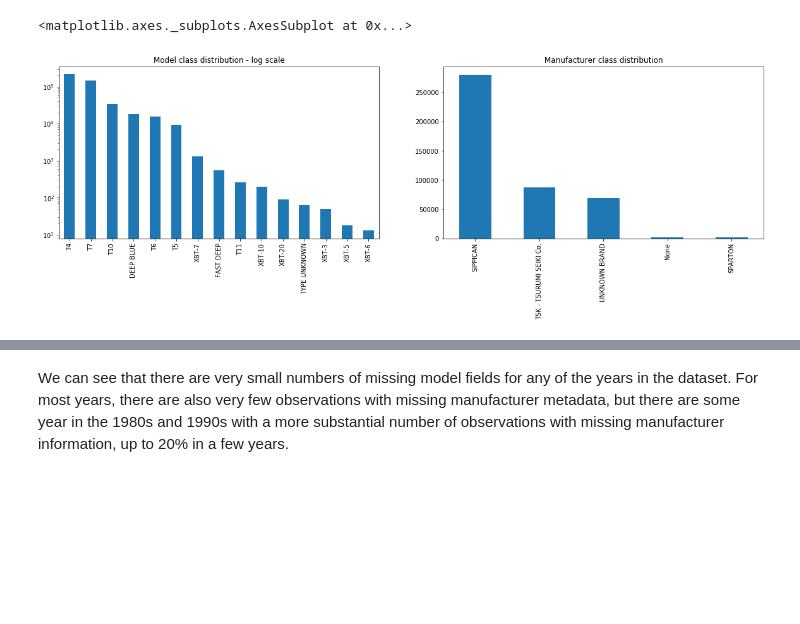
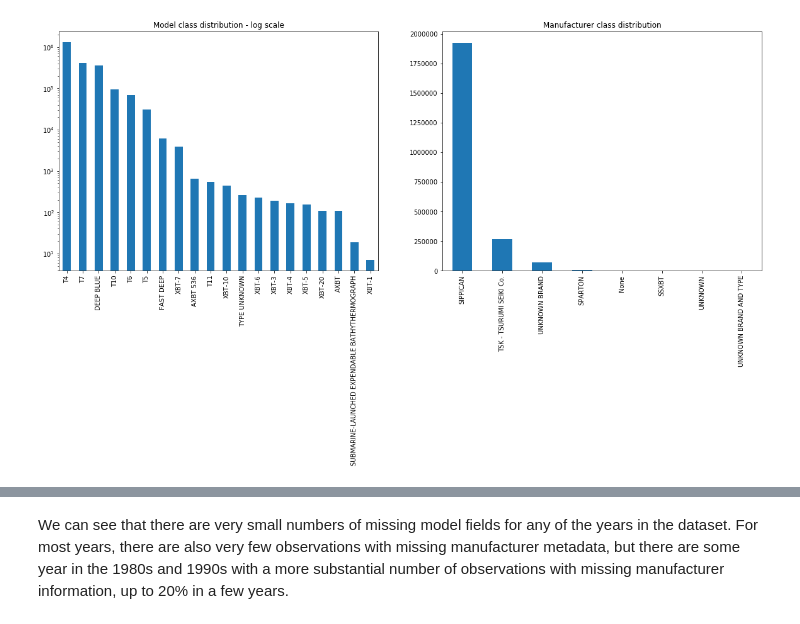
Before and after one commit to MetOffice/XBTs_classification, a Jupyter notebook: dataexploration/xbt_data_exploration.ipynb, the cells around one changed output, grey strips where cells are left out. Saved outputs shown, nothing was run; the diff lists cells and outputs as text; code cells hidden in the pictures; blank space fills up the shorter version.

```diff
--- a/dataexploration/xbt_data_exploration.ipynb
+++ b/dataexploration/xbt_data_exploration.ipynb
@@ -20,13 +20,13 @@ from xbt_dataset import XbtDataset
 # %%
 # TODO: access through a intake catalog
 # Set up some site specific parameters for the notebook
-environment = 'MO_scitools'
+environment = 'pangeo'
 env_data_dirs = {
     'MO_scitools': '/data/users/shaddad/xbt-data/annual_csv',
     'pangeo': '/data/misc/xbt-data/annual_csv/',
 }
 env_date_ranges = {
-    'MO_scitools': (1990,1996),
+    'MO_scitools': (1996,2016),
     'pangeo': (1966,2016)
 }
 # %%
@@ -78,13 +96,13 @@ An important consideration in applying a machine learning algorithm to this data
 num_to_plot = 20
 # %%
 fig_name = 'xbt_plot_model_manu'
-fig1 = matplotlib.pyplot.figure(fig_name)
+fig1 = matplotlib.pyplot.figure(fig_name,figsize=(20,10))
 axis_country = fig1.add_subplot(121)
 axis_country.set_title('Model class distribution - log scale')
-xbt_full_dataset.xbt_df['model'].value_counts()[:num_to_plot].plot(kind='bar',ax=axis_country,figsize=(20,5), logy=True )
+xbt_full_dataset.xbt_df['model'].value_counts()[:num_to_plot].plot(kind='bar',ax=axis_country, figsize=(20,7),logy=True )
 axis_inst = fig1.add_subplot(122)
 axis_inst.set_title('Manufacturer class distribution')
-xbt_full_dataset.xbt_df['manufacturer'].value_counts()[:num_to_plot].plot(kind='bar',ax=axis_inst,figsize=(20,5))
+xbt_full_dataset.xbt_df['manufacturer'].value_counts()[:num_to_plot].plot(kind='bar',ax=axis_inst,figsize=(20,7))
+fig1.savefig('model_and_manu_distribution.png')
 # %% [output]
-<matplotlib.axes._subplots.AxesSubplot at 0x...>
-[figure, old version]
+[figure, new version]
```
Also changed, not shown: parts of 17 cells of this notebook.
